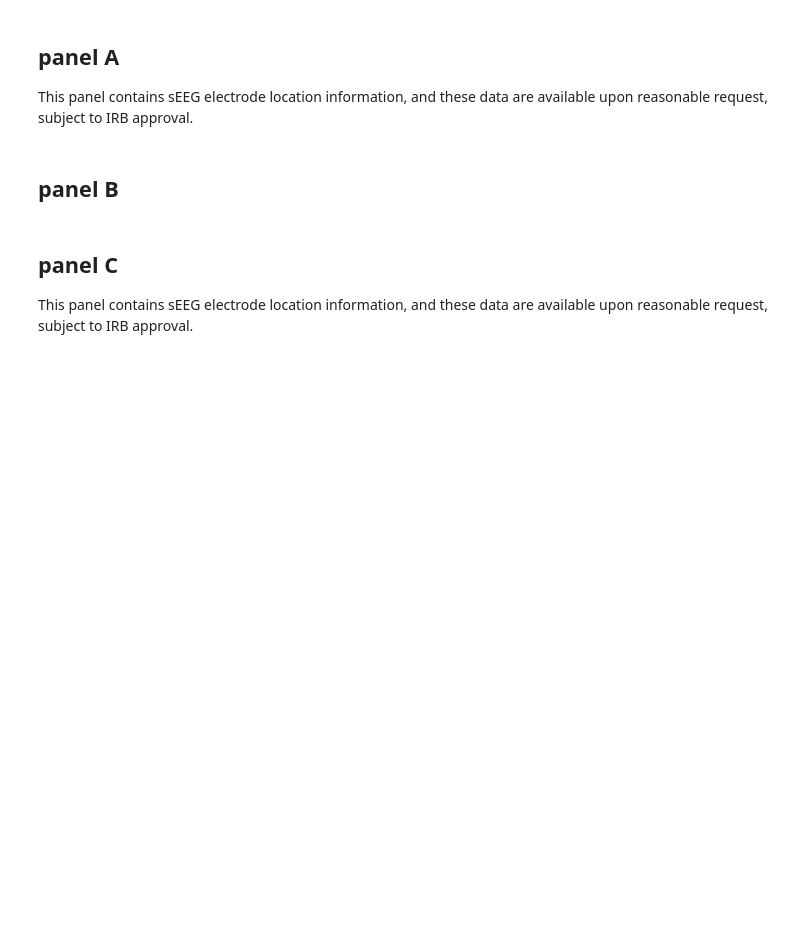
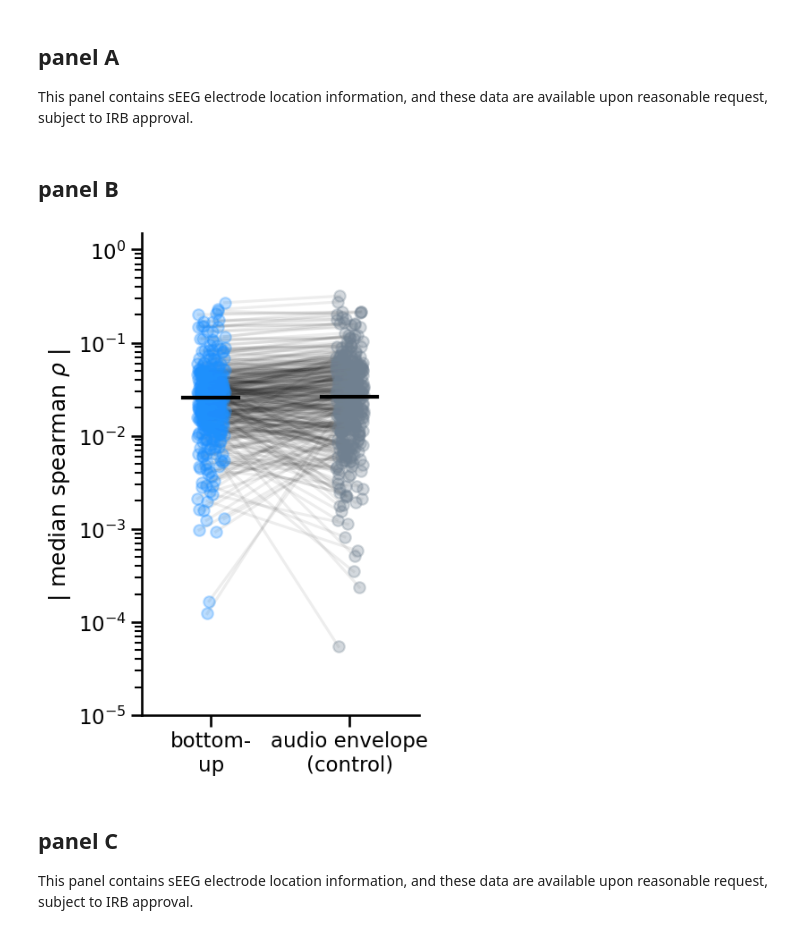
Before and after one commit to voytekresearch/prophecy, a Jupyter notebook: 02-notebooks/figures/Fig3.ipynb, the cells around one changed output. Drawn from its saved outputs; the diff is of its cells as text; code cells hidden in the pictures; blank space fills up the shorter version.

Commit message:
add model similarity plots, stats

```diff
--- a/02-notebooks/figures/Fig3.ipynb
+++ b/02-notebooks/figures/Fig3.ipynb
@@ -238,3 +365,17 @@ def plot_brain_model_fits(patients, SDids, metric, hemi, view):
+# %%
+# get absolute values for paired plots and Wilcoxon tests
+
+wide_form_df = pd.read_csv('../../03-results/model_comparison/all_subj_model_behav_control_X10_median_pvals.csv')
+
+abs_features = ['raw_top_rho', 'raw_btm_rho', 'raw_SAM_y_rho', 'control_rho']
+
+all_ctrl_df = wide_form_df.copy()
+for feat in abs_features:
+    all_ctrl_df[feat]=all_ctrl_df[feat].abs().values
+
+td_ctrl_df = all_ctrl_df[(all_ctrl_df['raw_top_rho_pFDR']<0.001)]
+sam_ctrl_df = all_ctrl_df[(all_ctrl_df['raw_SAM_y_rho_pFDR']<0.001)]
+btm_ctrl_df = all_ctrl_df[(all_ctrl_df['raw_btm_rho_pFDR']<0.001)]
 # %% [markdown]
 ## panel A
 
@@ -254,6 +395,10 @@ for metric in metrics:
             plot_brain_model_fits(patients, SDids, metric=metric, hemi=hemi, view=view)
 # %% [markdown]
 ## panel B
+# %%
+paired_rho_plot(btm_ctrl_df, 'raw_btm_rho', 'dodgerblue', 'bottom-\nup')
+# %% [output]
+[figure, added]
 # %% [markdown]
 ## panel C
 
```
Also changed, not shown: parts of 21 cells of this notebook.
